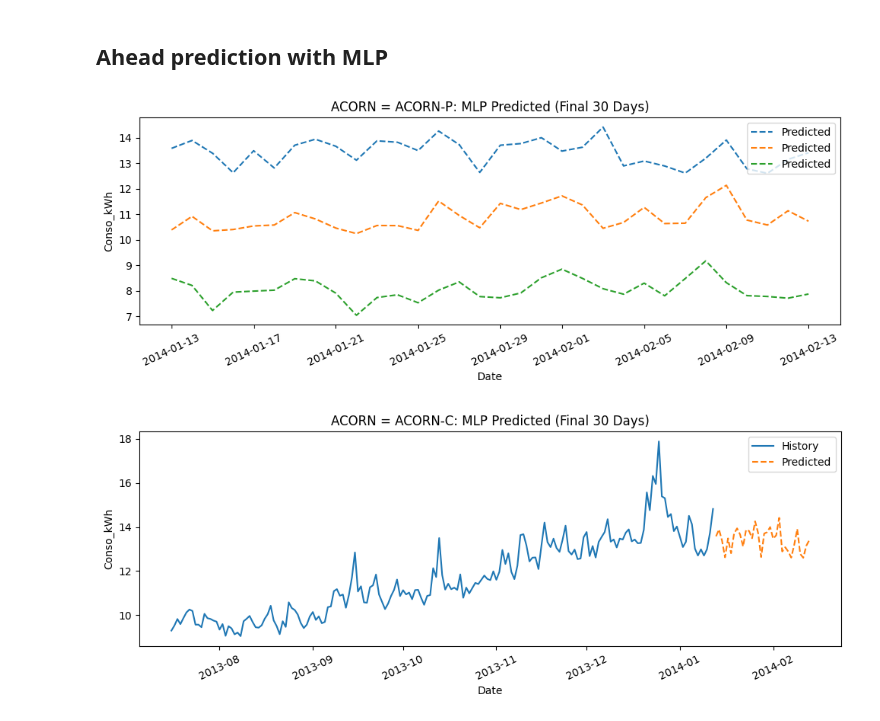
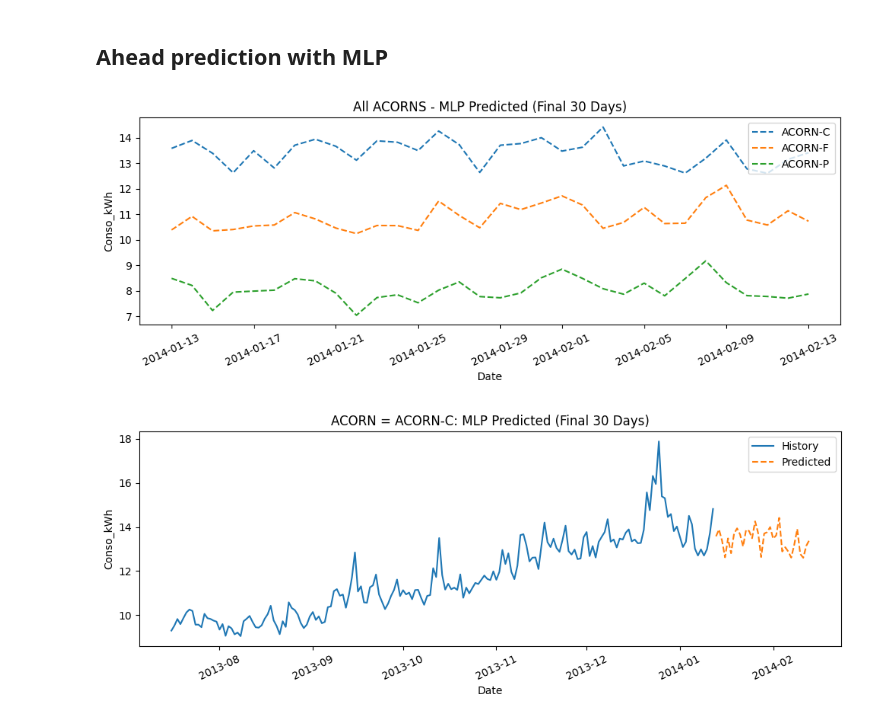
Before and after one commit to thiagonarcizo/Forecast-of-Electricity-Consumption, a Jupyter notebook: notebooks_alexsandro/04_modelisation_moyen_terme.ipynb, the cells around one changed output. Cells and saved outputs as stored; diff of their text form; code cells hidden in the pictures.

```diff
--- a/notebooks_alexsandro/04_modelisation_moyen_terme.ipynb
+++ b/notebooks_alexsandro/04_modelisation_moyen_terme.ipynb
@@ -622,22 +622,22 @@ pred_cons.to_parquet(r'..\data\02_processed\parquet\group_4_daily_predict_mlp.pa
 # %%
 plt.figure(figsize=(10, 4))
 for acorn_label, info in results.items():
     plt.plot(
         pred_cons[pred_cons.Acorn == acorn_label]["Date"],
         pred_cons[pred_cons.Acorn == acorn_label]["Conso_kWh_predict"],
         linestyle="--",
-        label="Predicted",
+        label=acorn_label,
         linewidth=1.5
     )
 plt.xlabel("Date")
 plt.ylabel("Conso_kWh")
-plt.title(f"ACORN = {acorn_label}: MLP Predicted (Final 30 Days)")
+plt.title(f"All ACORNS - MLP Predicted (Final 30 Days)")
 plt.legend()
 plt.xticks(rotation=25)
 plt.tight_layout()
 plt.show()
 # %% [output]
-[figure, old version]
+[figure, new version]
 # %%
 for acorn_label, info in results.items():
     plt.figure(figsize=(10, 4))
```
Also changed, not shown: 6 other files.
